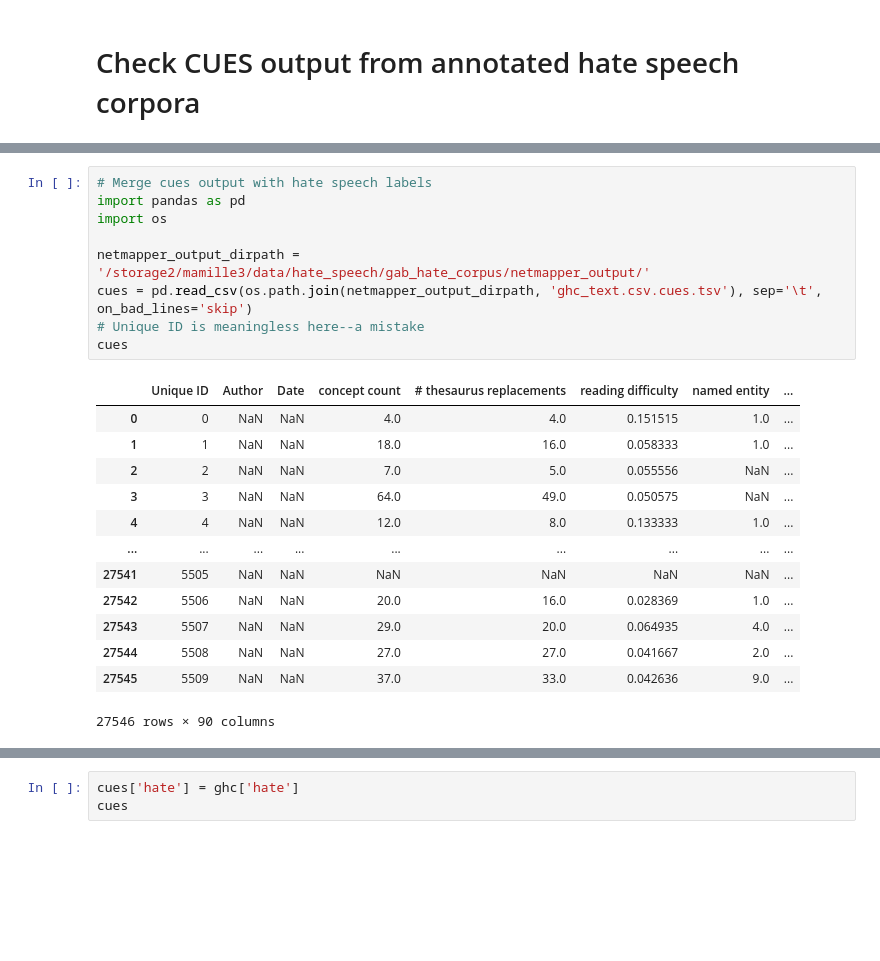
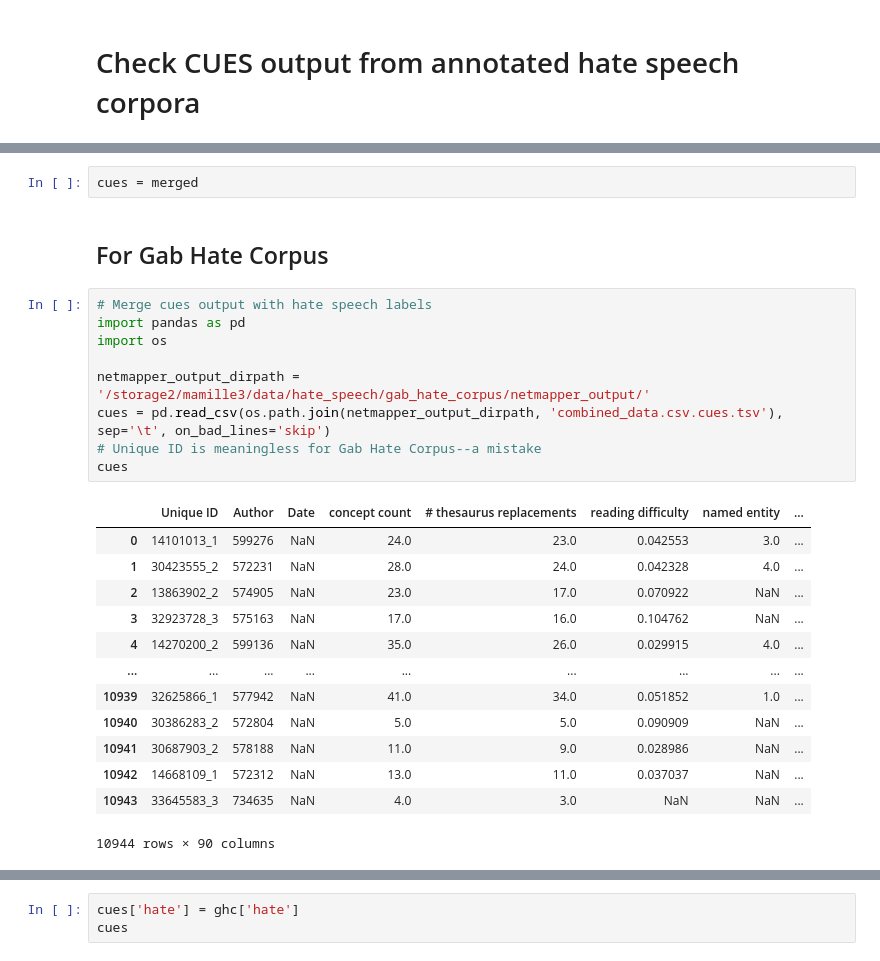
Before and after one commit to michaelmilleryoder/hate_speech_rhetoric, a Jupyter notebook: jupyter/netmapper_cues.ipynb, the cells around one changed output, grey strips where cells are left out. Saved outputs shown, nothing was run; the diff lists cells and outputs as text; blank space fills up the shorter version.

```diff
--- a/jupyter/netmapper_cues.ipynb
+++ b/jupyter/netmapper_cues.ipynb
@@ -3,25 +65,29 @@
+# %%
+cues = merged
+# %% [markdown]
+## For Gab Hate Corpus
 # %%
 # Merge cues output with hate speech labels
 import pandas as pd
 import os
 
 netmapper_output_dirpath = '/storage2/mamille3/data/hate_speech/gab_hate_corpus/netmapper_output/'
-cues = pd.read_csv(os.path.join(netmapper_output_dirpath, 'ghc_text.csv.cues.tsv'), sep='\t', on_bad_lines='skip')
-# Unique ID is meaningless here--a mistake
+cues = pd.read_csv(os.path.join(netmapper_output_dirpath, 'combined_data.csv.cues.tsv'), sep='\t', on_bad_lines='skip')
+# Unique ID is meaningless for Gab Hate Corpus--a mistake
 cues
 # %% [output]
 |  | Unique ID | Author | Date | concept count | # thesaurus replacements | reading difficulty | named entity | ... |
-| 0 | 0 | NaN | NaN | 4.0 | 4.0 | 0.151515 | 1.0 | ... |
-| 1 | 1 | NaN | NaN | 18.0 | 16.0 | 0.058333 | 1.0 | ... |
-| 2 | 2 | NaN | NaN | 7.0 | 5.0 | 0.055556 | NaN | ... |
-| 3 | 3 | NaN | NaN | 64.0 | 49.0 | 0.050575 | NaN | ... |
-| 4 | 4 | NaN | NaN | 12.0 | 8.0 | 0.133333 | 1.0 | ... |
+| 0 | 14101013_1 | 599276 | NaN | 24.0 | 23.0 | 0.042553 | 3.0 | ... |
+| 1 | 30423555_2 | 572231 | NaN | 28.0 | 24.0 | 0.042328 | 4.0 | ... |
+| 2 | 13863902_2 | 574905 | NaN | 23.0 | 17.0 | 0.070922 | NaN | ... |
+| 3 | 32923728_3 | 575163 | NaN | 17.0 | 16.0 | 0.104762 | NaN | ... |
+| 4 | 14270200_2 | 599136 | NaN | 35.0 | 26.0 | 0.029915 | 4.0 | ... |
 | ... | ... | ... | ... | ... | ... | ... | ... | ... |
-| 27541 | 5505 | NaN | NaN | NaN | NaN | NaN | NaN | ... |
-| 27542 | 5506 | NaN | NaN | 20.0 | 16.0 | 0.028369 | 1.0 | ... |
-| 27543 | 5507 | NaN | NaN | 29.0 | 20.0 | 0.064935 | 4.0 | ... |
-| 27544 | 5508 | NaN | NaN | 27.0 | 27.0 | 0.041667 | 2.0 | ... |
-| 27545 | 5509 | NaN | NaN | 37.0 | 33.0 | 0.042636 | 9.0 | ... |
+| 10939 | 32625866_1 | 577942 | NaN | 41.0 | 34.0 | 0.051852 | 1.0 | ... |
+| 10940 | 30386283_2 | 572804 | NaN | 5.0 | 5.0 | 0.090909 | NaN | ... |
+| 10941 | 30687903_2 | 578188 | NaN | 11.0 | 9.0 | 0.028986 | NaN | ... |
+| 10942 | 14668109_1 | 572312 | NaN | 13.0 | 11.0 | 0.037037 | NaN | ... |
+| 10943 | 33645583_3 | 734635 | NaN | 4.0 | 3.0 | NaN | NaN | ... |
-27546 rows × 90 columns
+10944 rows × 90 columns
 # %%
 # Merge in hate column
```
Also changed, not shown: parts of 8 cells of this notebook, 1 other file.
